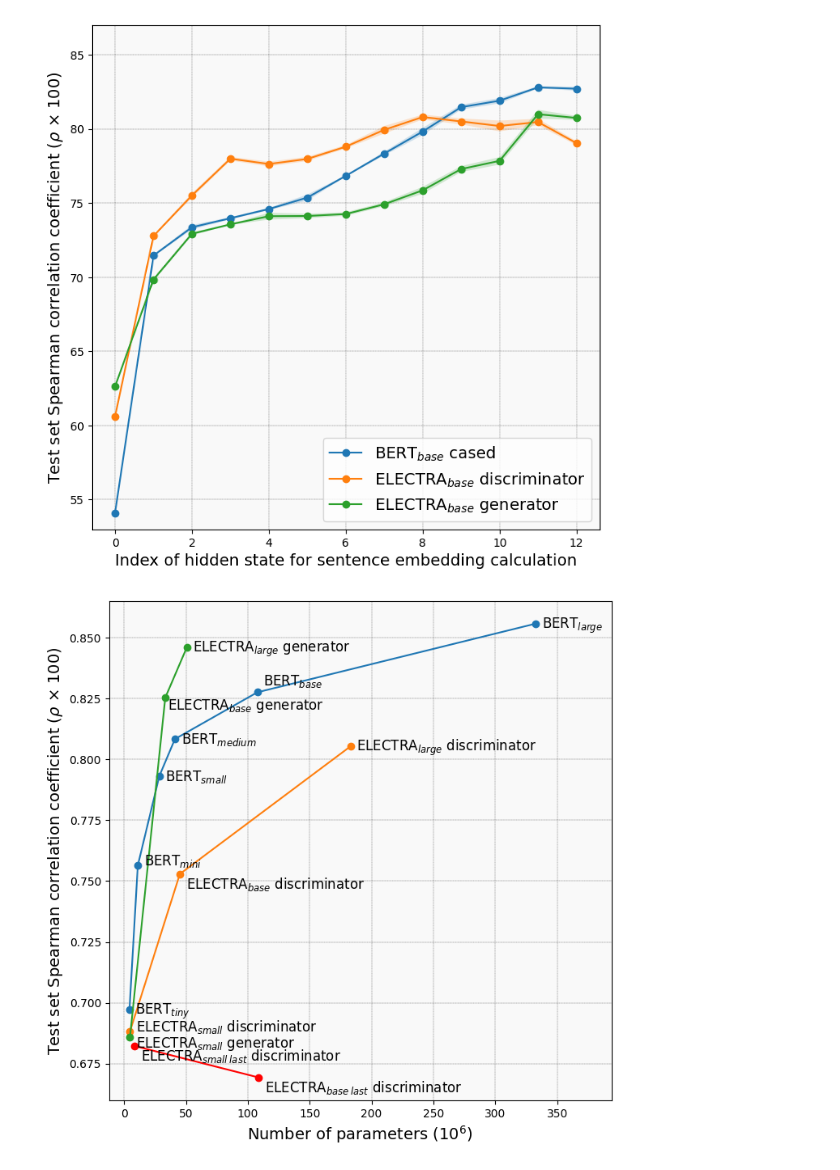
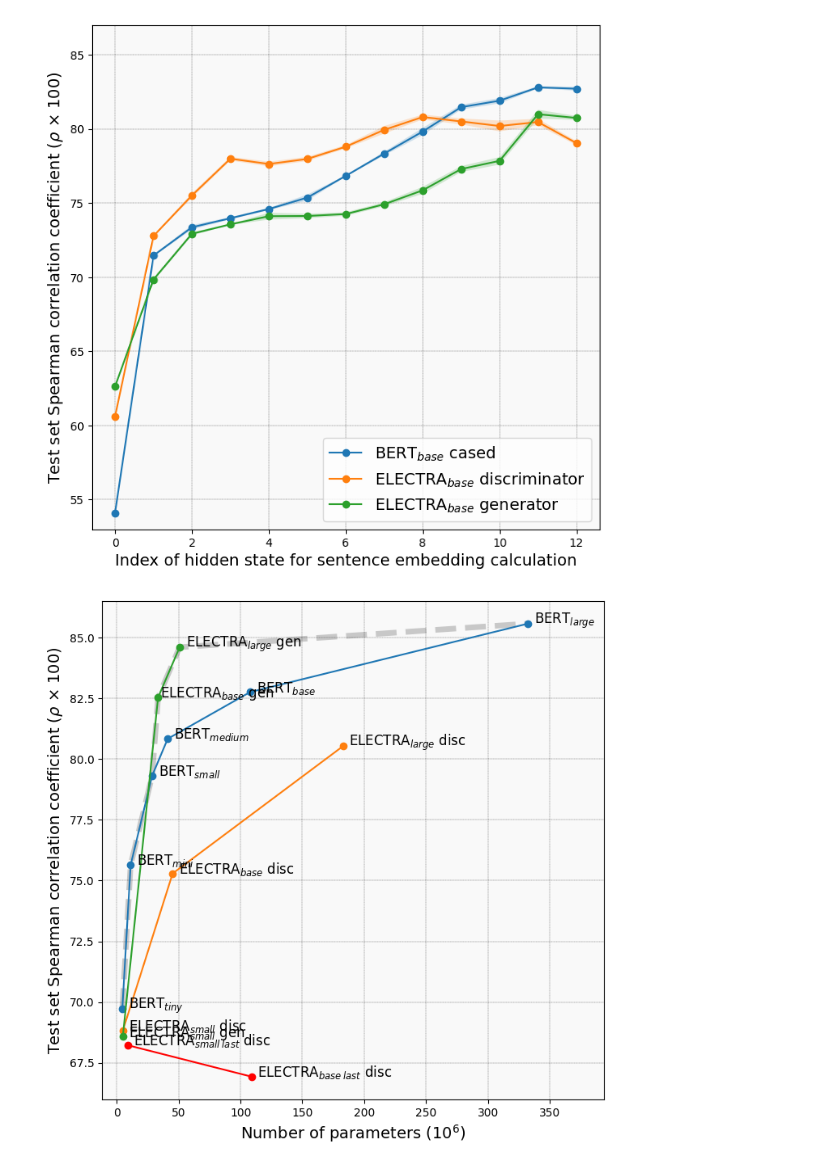
Before and after one commit to ir2718/similarity-embedding-quality, a Jupyter notebook: notebooks/plots.ipynb, the cells around one changed output. Cells and saved outputs as stored; diff of their text form; code cells hidden in the pictures.

Commit message:
rerun plots

```diff
--- a/notebooks/plots.ipynb
+++ b/notebooks/plots.ipynb
@@ -138,14 +137,14 @@ models = [
         ("google-bert_uncased_L-4_H-256_A-4", 5,"BERT$_{mini}$",  (0, 0.002)),
     ],
     [
-        ("google-electra-small-discriminator", 7, "ELECTRA$_{small}$ discriminator", (0, 0.002)),
-        ("google-electra-base-discriminator", 13, "ELECTRA$_{base}$ discriminator", (0, -0.004)),
-        ("google-electra-large-discriminator", 25, "ELECTRA$_{large}$ discriminator"),
+        ("google-electra-small-discriminator", 7, "ELECTRA$_{small}$ disc", (0, 0.002)),
+        ("google-electra-base-discriminator", 13, "ELECTRA$_{base}$ disc", (0, -0.004)),
+        ("google-electra-large-discriminator", 25, "ELECTRA$_{large}$ disc"),
     ],
     [
-        ("google-electra-small-generator", 7, "ELECTRA$_{small}$ generator", (0, -0.002)),
-        ("google-electra-base-generator", 13, "ELECTRA$_{base}$ generator",  (-3, -0.003)),
-        ("google-electra-large-generator", 25, "ELECTRA$_{large}$ generator"),
+        ("google-electra-small-generator", 7, "ELECTRA$_{small}$ gen", (0, -0.002)),
+        ("google-electra-base-generator", 13, "ELECTRA$_{base}$ gen",  (-3, -0.003)),
+        ("google-electra-large-generator", 25, "ELECTRA$_{large}$ gen"),
 
     ]
 ]
@@ -160,7 +159,7 @@ def count_params(model, i):
             x += torch.prod(torch.tensor(p.shape))
     return x/10**6
 
-#all_scores_params = []
+all_scores_params = []
 plt.figure(figsize=(8, 8))
 ax = plt.gca()
 for f in models:
@@ -176,7 +175,7 @@ for f in models:
         for i in range(m[1]):
             params = count_params(model, i)
             res = json.load(open(f"../output/{m[0]}/mean/{i}_to_{i+1}/test_results.json"))
-            means.append([res["mean_cosine_spearman_test"], params])
+            means.append([res["mean_cosine_spearman_test"]*100, params])
             res = json.load(open(f"../output/{m[0]}/mean/{i}_to_{i+1}/val_results.json"))
             val_means.append(res["mean_cosine_spearman_val"])
 
@@ -190,43 +189,43 @@ for f in models:
         indices = np.argsort(val_means)
         means = np.array(means)[indices]
         x, y = means[::-1, :][0]
-        #all_scores_params.append([x, y])
+        all_scores_params.append([x, y])
         spearman.append(x)
         parameters.append(y)
         x_delta, y_delta = m[3] if len(m) == 4 else (0, 0)
         plt.annotate(m[2], (y+5+x_delta, x-0.002+y_delta), fontsize=12)
 
     means_ = np.array([spearman, parameters]).T
     means_.sort(axis=0)
 
     if "discriminator" in m[0]:
         plt.plot(disc_params,disc_spearman, "-o", c="r")
 
     plt.plot(means_[:,1], means_[:,0], "-o")
     plt.xlim([plt.xlim()[0], plt.xlim()[1]+15])
     plt.xlabel("Number of parameters ($10^6$)", fontsize=14)
     plt.ylabel("Test set Spearman correlation coefficient ($\\rho$ $\\times$ 100)", fontsize=14)
 ax.set_facecolor("#F9F9F9")
 ax.grid(color='black', linestyle='--', linewidth=0.2)
 
 
 def pareto_front(points):
     mask = np.ones(len(points), dtype=bool)
     for i, (x, y) in enumerate(points):
         for j, (x_other, y_other) in enumerate(points):
             if i != j:
                 if x_other <= x and y_other >= y:
                     mask[i] = False
                     break
     return mask
 
-#all_scores_params = np.array(all_scores_params)
-#all_scores_params[:,[0,1]] = all_scores_params[:,[1,0]]
-#pareto = all_scores_params[pareto_front(all_scores_params)].tolist()
-#pareto = np.array(sorted(pareto, key=lambda x: (x[0], x[1])))
-#plt.plot(pareto[:,0], pareto[:, 1], "-o", color="r", alpha=0.55, linewidth=3, zorder=0)
+all_scores_params = np.array(all_scores_params)
+all_scores_params[:,[0,1]] = all_scores_params[:,[1,0]]
+pareto = all_scores_params[pareto_front(all_scores_params)].tolist()
+pareto = np.array(sorted(pareto, key=lambda x: (x[0], x[1])))
+plt.plot(pareto[:,0], pareto[:, 1], "--", color="gray", alpha=0.4, linewidth=5, zorder=0)
 
 
 plt.savefig("./plots/pareto.png", format="png", bbox_inches="tight")
 # %% [output]
-[figure, old version]
+[figure, new version]
```
Also changed, not shown: parts of 1 cell of this notebook.
